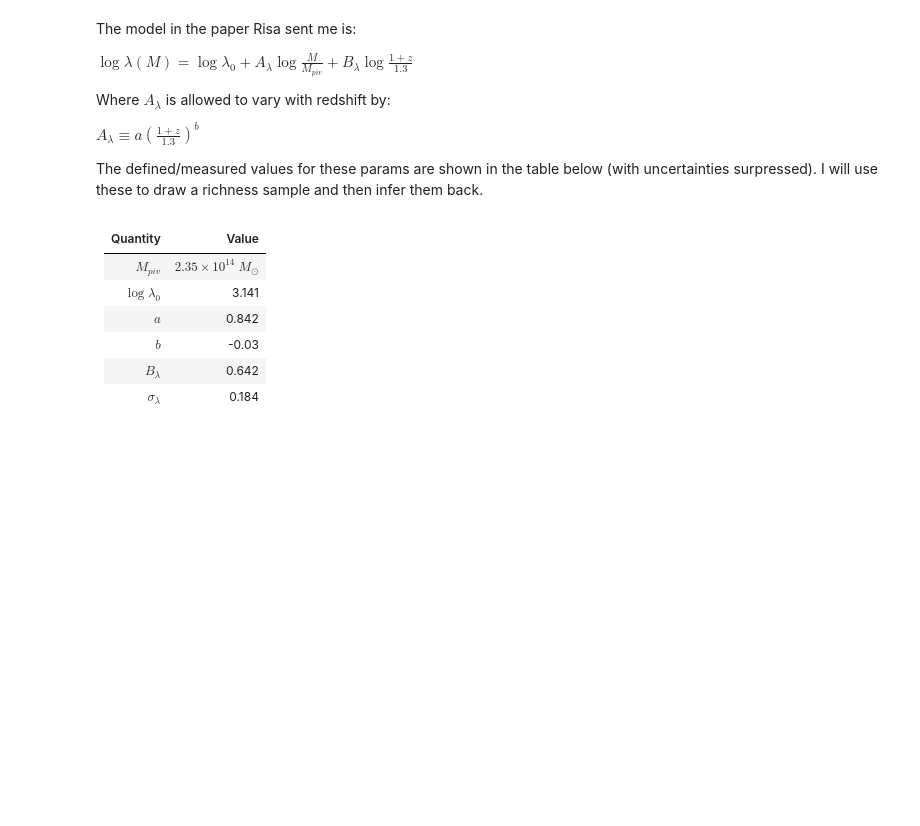
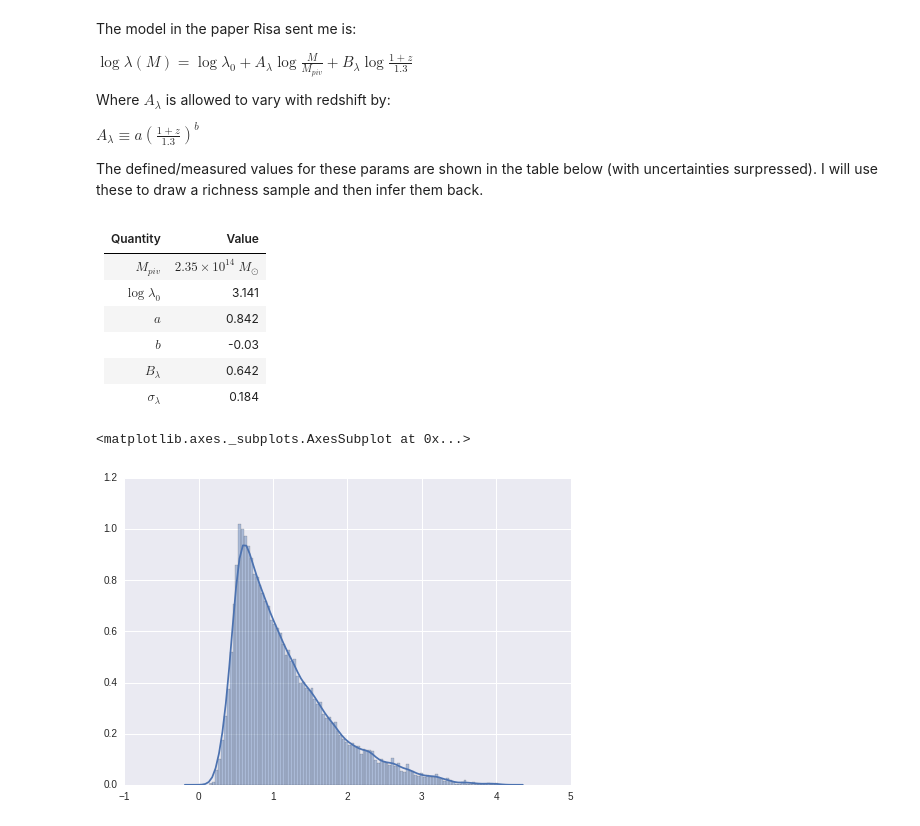
Before and after one commit to Ravirajadrangi/ClusterMassInference, a Jupyter notebook: Inference New Model.ipynb, the cells around one changed output. Drawn from its saved outputs; the diff is of its cells as text; code cells hidden in the pictures; blank space fills up the shorter version.

```diff
--- a/Inference New Model.ipynb
+++ b/Inference New Model.ipynb
@@ -58,2 +62,2 @@ def log_lam(log_lam0, a, b, B_lam, sigma_lam, z, M):
 # %%
-log_richness = log_lam(log_lam0, a, b, B_lam, sigma_lam, redshifts, mass)
+logRichness = logLamSample(logLam0, a, b, B_lam, sigma_lam, redshifts, mass)
@@ -61,0 +64,5 @@ plt.hist(log_richness)
+# %%
+sns.distplot(log_richness, bins = 100)
+# %% [output]
+<matplotlib.axes._subplots.AxesSubplot at 0x...>
+[figure, added]
```
Also changed, not shown: parts of 17 cells of this notebook.
